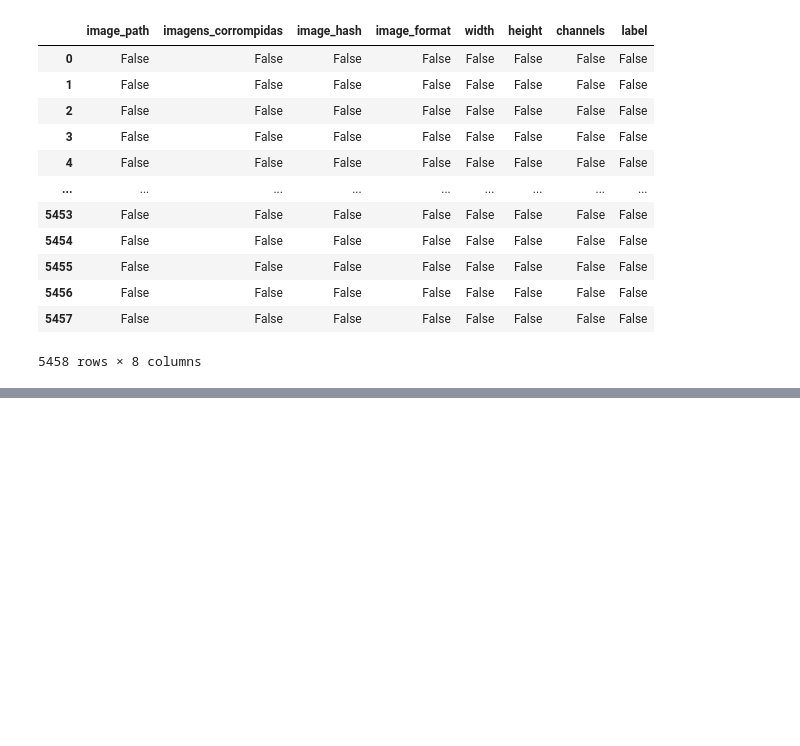
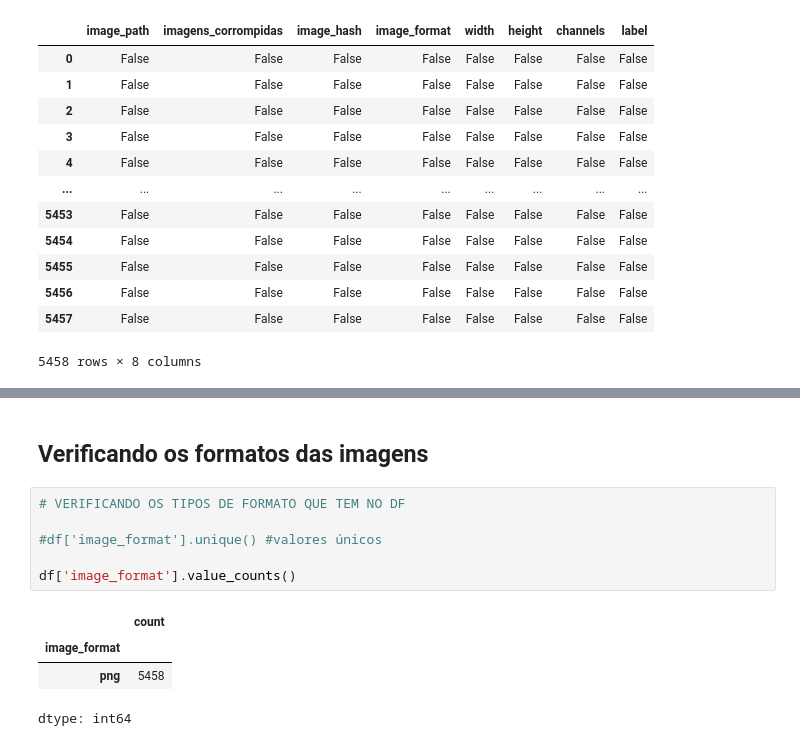
Before and after one commit to jessicamotam/AvantiBootcamp_ML, a Jupyter notebook: ML_Classificacao_Imagens.ipynb, the cells around one changed output, grey strips where cells are left out. Saved outputs shown, nothing was run; the diff lists cells and outputs as text; blank space fills up the shorter version.

```diff
--- a/ML_Classificacao_Imagens.ipynb
+++ b/ML_Classificacao_Imagens.ipynb
@@ -161,0 +183,13 @@ dtype: int64
+# %% [markdown]
+## Verificando os formatos das imagens
+# %%
+# VERIFICANDO OS TIPOS DE FORMATO QUE TEM NO DF
+
+#df['image_format'].unique() #valores únicos
+
+df['image_format'].value_counts()
+# %% [output]
+|  | count |
+| image_format |  |
+| png | 5458 |
+dtype: int64
```
Also changed, not shown: parts of 4 cells of this notebook.
